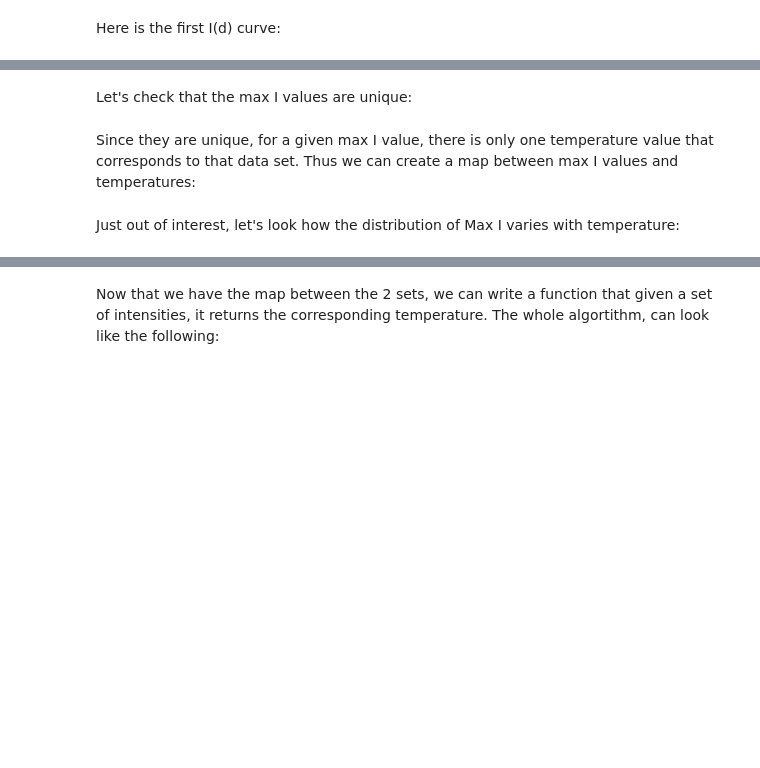
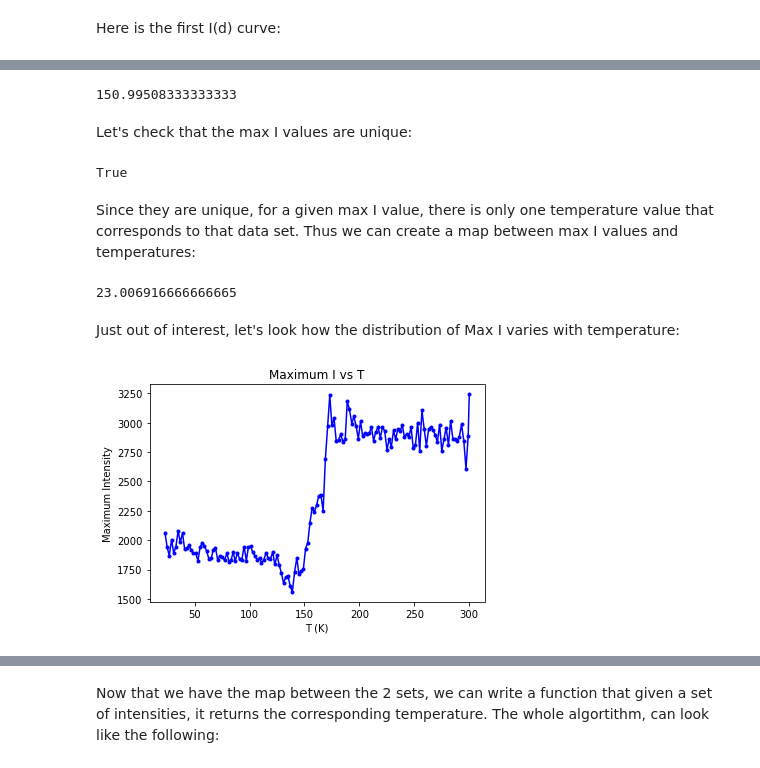
Before and after one commit to gcsantucci/SMC_DataChallenge17, a Jupyter notebook: analysis/analysis.ipynb, the cells around one changed output, grey strips where cells are left out. Drawn from its saved outputs; the diff is of its cells as text; code cells hidden in the pictures; blank space fills up the shorter version.

```diff
--- a/analysis/analysis.ipynb
+++ b/analysis/analysis.ipynb
@@ -107,0 +103,3 @@ Let's define Imax as the array of maximum intensities:
+# %%
+for i in T[60:70]:
+    print(i)
@@ -108,21 +117,31 @@ Let's define Imax as the array of maximum intensities:
+# %%
+T[np.argmax(WidthPeak)]
+# %% [output]
+150.99508333333333
 # %%
 Imax = np.array([i.max() for i in I])
 # %% [markdown]
 Let's check that the max I values are unique:
 # %%
 len(np.unique(Imax)) == len(T)
+# %% [output]
+True
 # %% [markdown]
 Since they are unique, for a given max I value, there is only one temperature value that corresponds to that data set. Thus we can create a map between max I values and temperatures:
 # %%
 T_I_dict = {i:t for i,t in zip(Imax, T)}
 # %%
 T_I_dict[Imax[0]]
+# %% [output]
+23.006916666666665
 # %% [markdown]
 Just out of interest, let's look how the distribution of Max I varies with temperature:
 # %%
 fig = plt.figure()
 plt.title('Maximum I vs T')
-plt.plot(T,Imax)
+plt.plot(T,Imax, 'b.-')
 plt.xlabel('T (K)')
 plt.ylabel('Maximum Intensity')
 plt.show()
+# %% [output]
+[figure, added]
```
Also changed, not shown: parts of 14 cells of this notebook, 2 other files.
